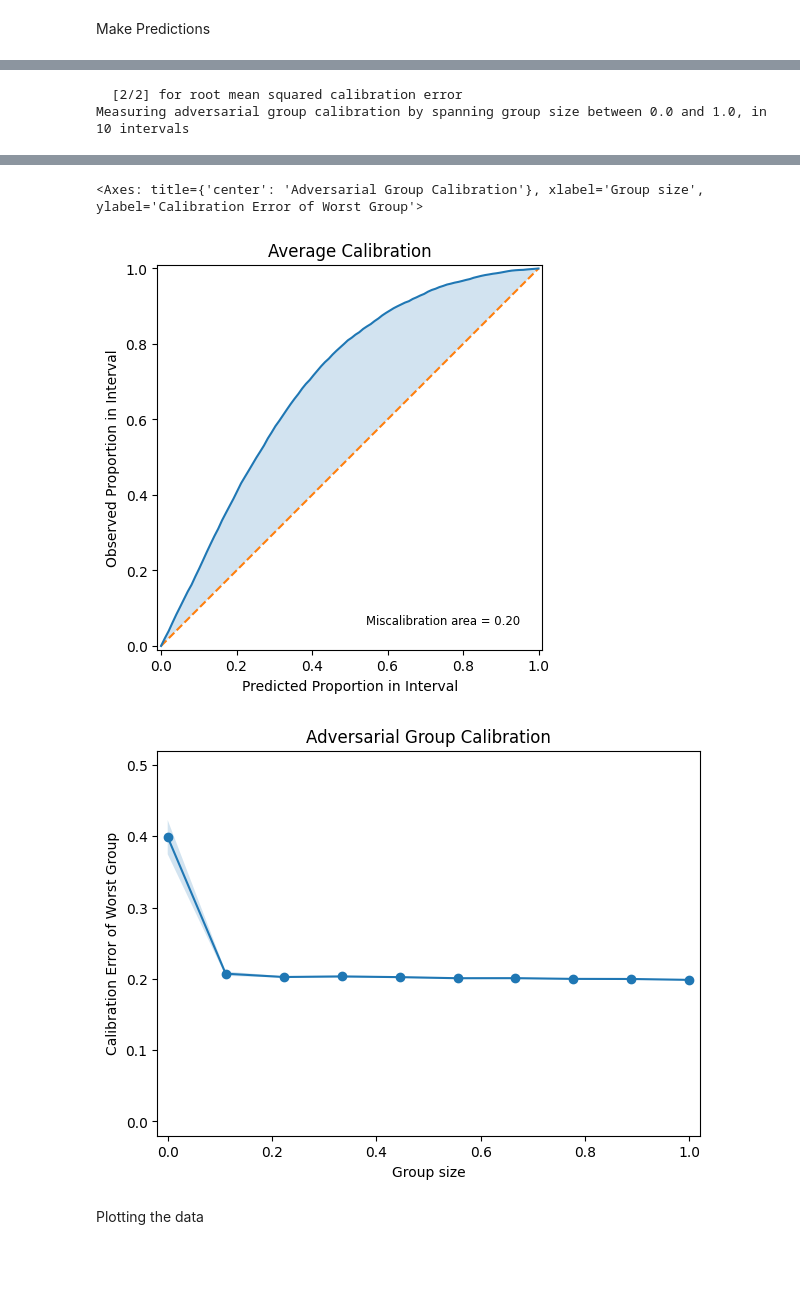
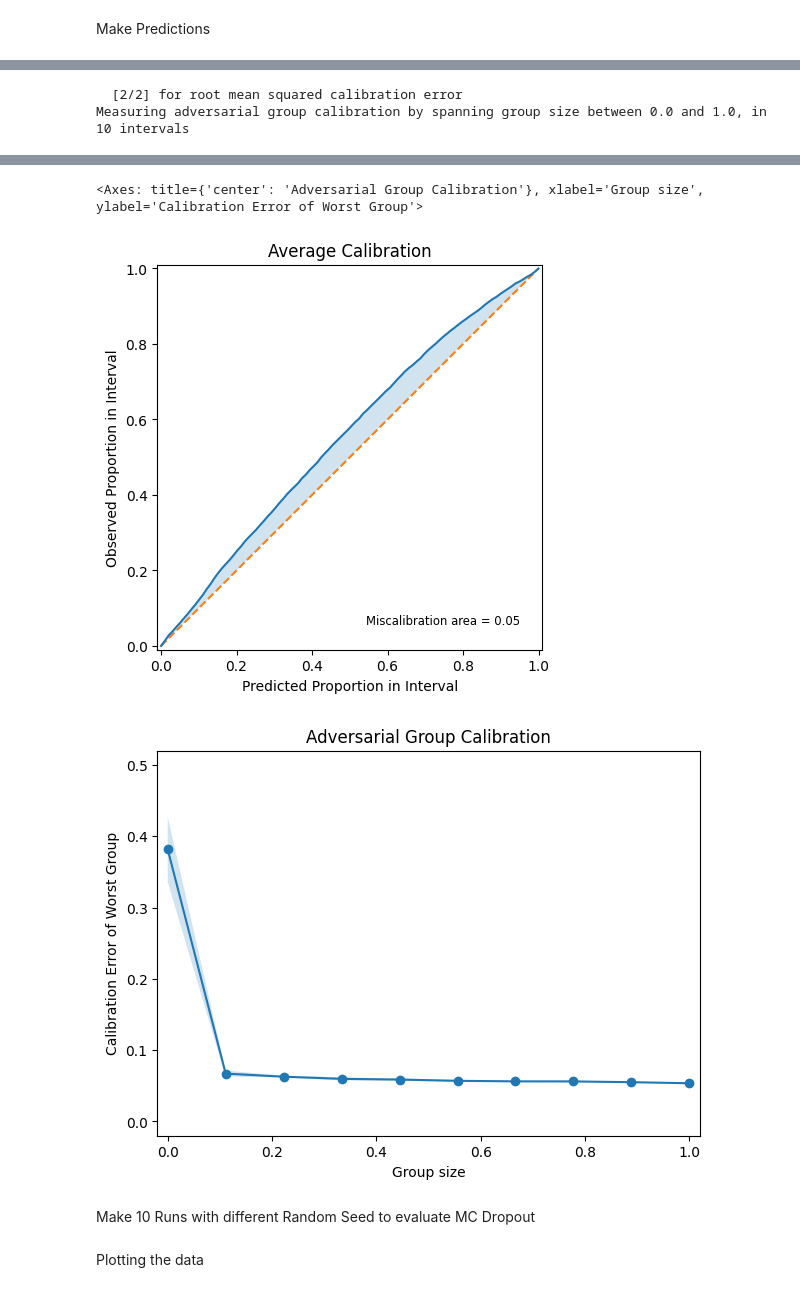
Before and after one commit to Fynn1612/Masterarbeit, a Jupyter notebook: models/Heteroscedastic MC Dropout.ipynb, the cells around one changed output, grey strips where cells are left out. Drawn from its saved outputs; the diff is of its cells as text; code cells hidden in the pictures; blank space fills up the shorter version.

```diff
--- a/models/Heteroscedastic MC Dropout.ipynb
+++ b/models/Heteroscedastic MC Dropout.ipynb
@@ -216,15 +217,15 @@ print(f"Using device: {device}")
 # Move training and val data  to device
 
 # Create heteroscedastic model instance with best parameters and move to device
-model_heteroscedastic = Custom_NN_Model(input_dim=X_train.shape[1], hidden_dims=[448,313,219],
-                                                 output_dim=1, do_rate=0.2,
+model_heteroscedastic = Custom_NN_Model(input_dim=X_train.shape[1], hidden_dims=[320,224,156],
+                                                 output_dim=1, do_rate=0.209,
                                                  loss_type = 'heteroscedastic').to(device)  # Create model instance and move to device
 #print(f"Model: {model_heteroscedastic}")
 # Train the model with the best parameters
-optimizer_heteroscedastic = torch.optim.AdamW(params = model_heteroscedastic.parameters(), lr = 0.002, weight_decay = 0.0003703266652861966)  # Use AdamW optimizer with specified learning rate and weight decay
-tr_model_heteroscedastic = train_model(model_heteroscedastic, X_train_tensor, y_train_tensor,
-                                                X_val_tensor, y_val_tensor, batch_size=128, n_epochs=1000,
-                                                optimizer= optimizer_heteroscedastic, patience=50,
+optimizer_heteroscedastic = torch.optim.AdamW(params = model_heteroscedastic.parameters(), lr = 0.0015, weight_decay = 3.820457176351347e-06)  # Use AdamW optimizer with specified learning rate and weight decay
+tr_model_heteroscedastic = train_model(model_heteroscedastic, X_train_tensor=X_train_tensor, y_train_tensor=y_train_tensor,
+                                                X_val_tensor=X_val_tensor, y_val_tensor=y_val_tensor, batch_size=64,
+                                                n_epochs=1000, optimizer= optimizer_heteroscedastic, patience=50,
                                                 loss_type='heteroscedastic', device = device)
 # %% [output]
 Using device: cuda
@@ -251,9 +251,7 @@ Make Predictions
 # inference with multiple forward passes
 # keep the model in training mode to keep dropout active
 tr_model_heteroscedastic.train()
-tr_model_heteroscedastic.to('cpu')  # Ensure the model is on the correct device
-X_tr = X_train_tensor.to('cpu')  # Ensure the input data is on the correct device
-X_te = X_test_tensor.to('cpu')  # Ensure the test data is on the correct device
+
 # Number of stochastic forward passes for MC Dropout
 n_samples = 250
 
@@ -262,17 +260,19 @@ y_train_pred_heteroscedastic_mean = []
 y_train_pred_heteroscedastic_var= []
 
 for i in range(n_samples):
-    mean, log_var = tr_model_heteroscedastic(X_tr)
-    y_train_pred_heteroscedastic_mean.append(mean.detach().numpy())
-    y_train_pred_heteroscedastic_var.append(torch.exp(log_var).detach().numpy())
+    mean, log_var = tr_model_heteroscedastic(X_train_tensor)
+    mean_np, log_var_np = mean.detach().cpu().numpy(), log_var.detach().cpu().numpy()
+    y_train_pred_heteroscedastic_mean.append(mean_np)
+    y_train_pred_heteroscedastic_var.append(np.exp(log_var_np))
 
 # Make multiple stochastic predictions (MC Dropout) on the test data
 y_test_pred_heteroscedastic_mean = []
 y_test_pred_heteroscedastic_var = []
 for i in range(n_samples):
-    mean, log_var = tr_model_heteroscedastic(X_te)
-    y_test_pred_heteroscedastic_mean.append(mean.detach().numpy())
-    y_test_pred_heteroscedastic_var.append(torch.exp(log_var).detach().numpy())
+    mean, log_var = tr_model_heteroscedastic(X_test_tensor.to(device))
+    mean_np, log_var_np = mean.detach().cpu().numpy(), log_var.detach().cpu().numpy()
+    y_test_pred_heteroscedastic_mean.append(mean_np)
+    y_test_pred_heteroscedastic_var.append(np.exp(log_var_np))
 # %%
 # Calculate the mean and standard deviation of the predictions on the test data
 MC_mean = np.mean(y_test_pred_heteroscedastic_mean, axis = 0).reshape(-1)
@@ -297,7 +297,7 @@ coverage_95 = uct.metrics_calibration.get_proportion_in_interval(MC_mean, MC_std
 print(f"Coverage 95%: {coverage_95}")
 
 # use own function to calculate coverage and MPIW
-ev_intervals = metrices.evaluate_intervals(MC_mean, MC_std, y_test, coverage=0.95)
+ev_intervals = evaluate_intervals(MC_mean, MC_std, y_test, coverage=0.95)
 print(f'coverage: {ev_intervals["coverage"]}, MPIW: {ev_intervals["MPIW"]}')
 
 # calibration Curve with UCT
@@ -335,3 +335,5 @@ coverage: 0.9960588291838892, MPIW: 19.65822566336162
 <Axes: title={'center': 'Adversarial Group Calibration'}, xlabel='Group size', ylabel='Calibration Error of Worst Group'>
-[figure, old version]
+[figure, new version]
-[figure, old version]
+[figure, new version]
+# %% [markdown]
+Make 10 Runs with different Random Seed to evaluate MC Dropout
```
Also changed, not shown: parts of 8 cells of this notebook, 1 other file.
